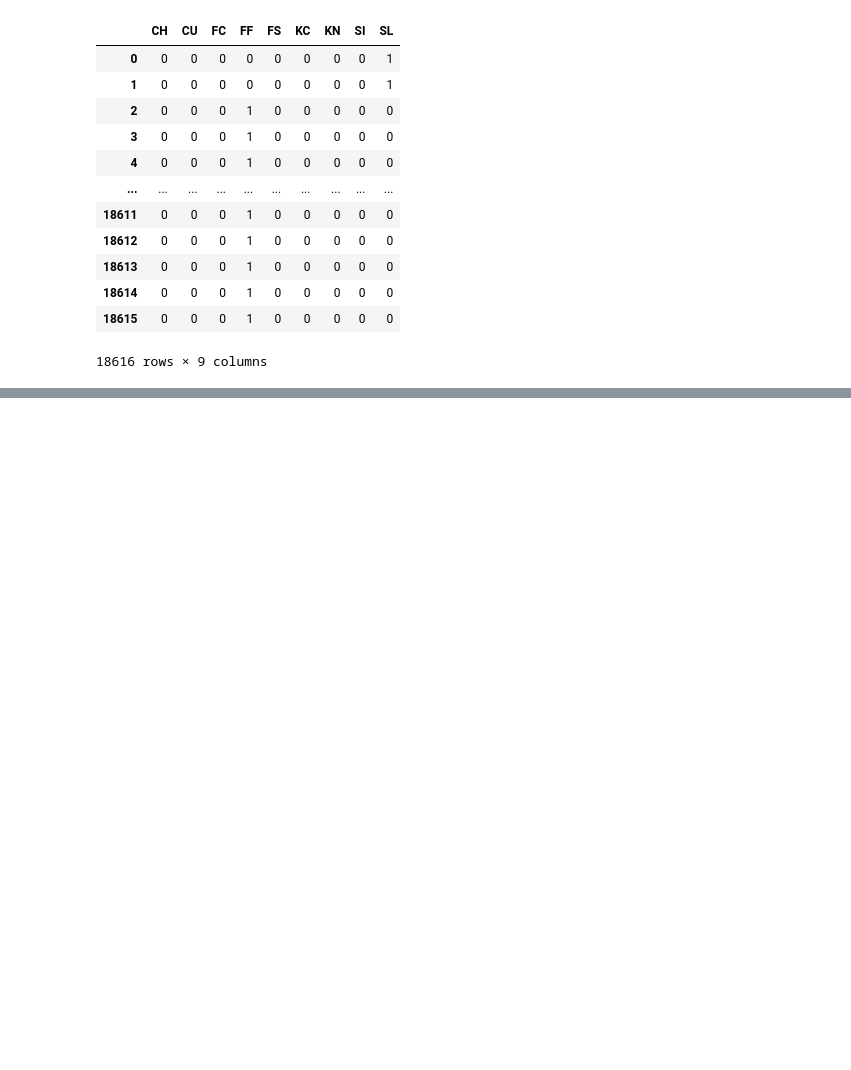
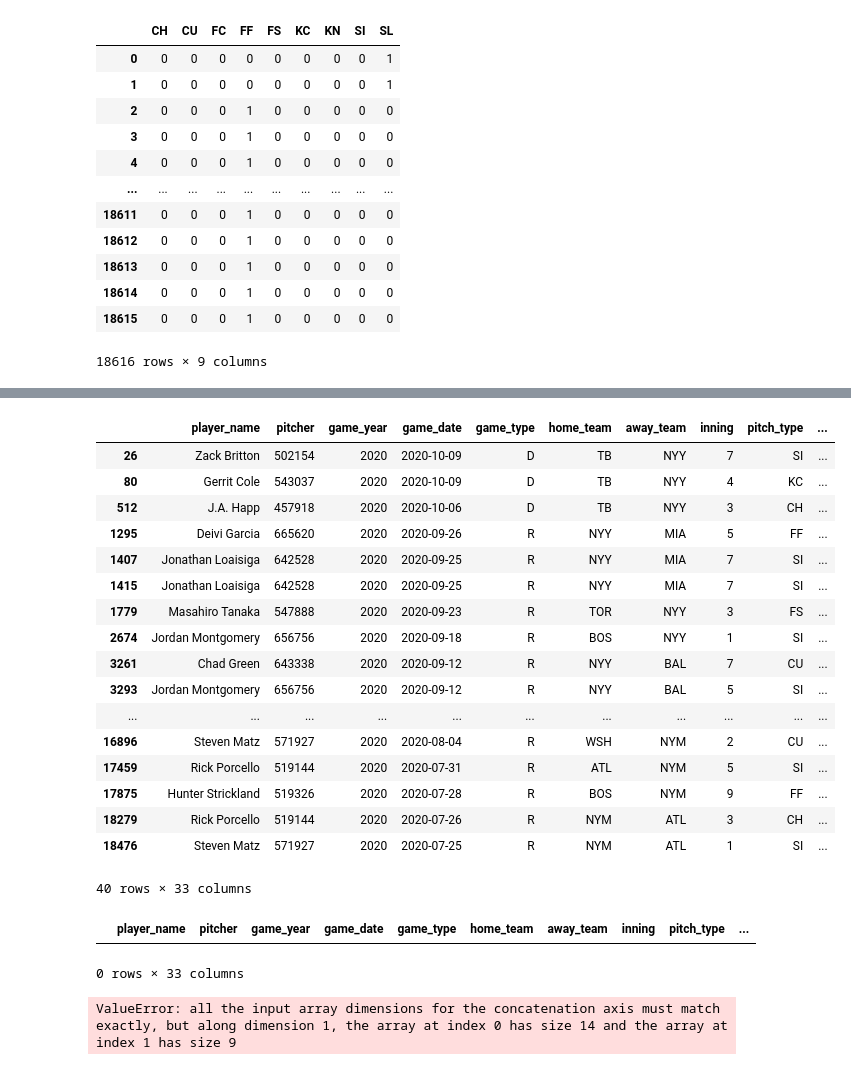
Before and after one commit to konstanzer/Ace_versus_Ace, a Jupyter notebook: notebooka/EDA.ipynb, the cells around one changed output, grey strips where cells are left out. Saved outputs shown, nothing was run; the diff lists cells and outputs as text; code cells hidden in the pictures; blank space fills up the shorter version.

```diff
--- a/notebooka/EDA.ipynb
+++ b/notebooka/EDA.ipynb
@@ -147,0 +158,45 @@ df.head()
+# %%
+#Let's simplify these descriptions. I don't need that much specificity.
+df[df.description =='foul_bunt'] = 'foul'
+df[df.description =='swinging_strike_blocked'] = 'swinging_strike'
+df[df.description =='missed_bunt'] = 'swinging_strike'
+df[df.description =='foul_tip'] = 'swinging_strike'
+df[df.description =='blocked_ball'] = 'ball'
+df[df.description =='pitchout'] = 'ball'  # this event is alreeady in pitch_type
+# %%
+df[df.events=="field_error"]
+# %% [output]
+|  | player_name | pitcher | game_year | game_date | game_type | home_team | away_team | inning | pitch_type | ... |
+| 26 | Zack Britton | 502154 | 2020 | 2020-10-09 | D | TB | NYY | 7 | SI | ... |
+| 80 | Gerrit Cole | 543037 | 2020 | 2020-10-09 | D | TB | NYY | 4 | KC | ... |
+| 512 | J.A. Happ | 457918 | 2020 | 2020-10-06 | D | TB | NYY | 3 | CH | ... |
+| 1295 | Deivi Garcia | 665620 | 2020 | 2020-09-26 | R | NYY | MIA | 5 | FF | ... |
+| 1407 | Jonathan Loaisiga | 642528 | 2020 | 2020-09-25 | R | NYY | MIA | 7 | SI | ... |
+| 1415 | Jonathan Loaisiga | 642528 | 2020 | 2020-09-25 | R | NYY | MIA | 7 | SI | ... |
+| 1779 | Masahiro Tanaka | 547888 | 2020 | 2020-09-23 | R | TOR | NYY | 3 | FS | ... |
+| 2674 | Jordan Montgomery | 656756 | 2020 | 2020-09-18 | R | BOS | NYY | 1 | SI | ... |
+| 3261 | Chad Green | 643338 | 2020 | 2020-09-12 | R | NYY | BAL | 7 | CU | ... |
+| 3293 | Jordan Montgomery | 656756 | 2020 | 2020-09-12 | R | NYY | BAL | 5 | SI | ... |
+| ... | ... | ... | ... | ... | ... | ... | ... | ... | ... | ... |
+| 16896 | Steven Matz | 571927 | 2020 | 2020-08-04 | R | WSH | NYM | 2 | CU | ... |
+| 17459 | Rick Porcello | 519144 | 2020 | 2020-07-31 | R | ATL | NYM | 5 | SI | ... |
+| 17875 | Hunter Strickland | 519326 | 2020 | 2020-07-28 | R | BOS | NYM | 9 | FF | ... |
+| 18279 | Rick Porcello | 519144 | 2020 | 2020-07-26 | R | NYM | ATL | 3 | CH | ... |
+| 18476 | Steven Matz | 571927 | 2020 | 2020-07-25 | R | NYM | ATL | 1 | SI | ... |
+40 rows × 33 columns
+# %%
+df[df.description =='foul_bunt']
+# %% [output]
+|  | player_name | pitcher | game_year | game_date | game_type | home_team | away_team | inning | pitch_type | ... |
+0 rows × 33 columns
+# %%
+enc = OneHotEncoder(dtype=int, sparse=False)
+x = np.array(df['description']).reshape(-1, 1)
+
+#Encoder outputs a 2d array. I reattach the header and put the array into a datframe.
+arr2 = enc.fit_transform(x)
+arr2 = np.concatenate((enc.categories_, arr))
+arr2 = pd.DataFrame(arr[1:], columns=arr[0])
+arr2
+# %% [output]
+ValueError: all the input array dimensions for the concatenation axis must match exactly, but along dimension 1, the array at index 0 has size 14 and the array at index 1 has size 9
```
Also changed, not shown: parts of 7 cells of this notebook.
